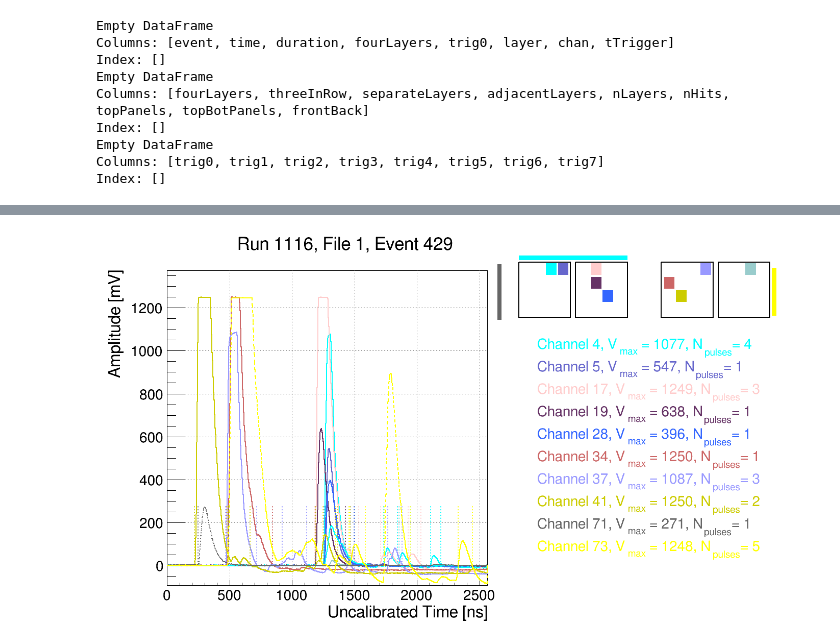
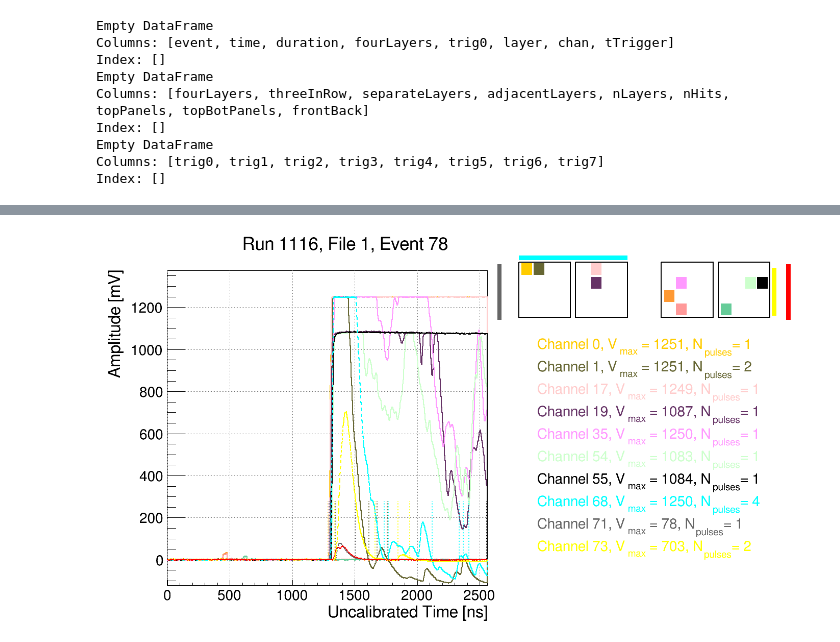
Before and after one commit to milliQan-sw/milliqanOffline, a Jupyter notebook: Run3Detector/analysis/wip/triggerRatesDebug.ipynb, the cells around one changed output, grey strips where cells are left out. Drawn from its saved outputs; the diff is of its cells as text; code cells hidden in the pictures.

```diff
--- a/Run3Detector/analysis/wip/triggerRatesDebug.ipynb
+++ b/Run3Detector/analysis/wip/triggerRatesDebug.ipynb
@@ -333,6 +363,6 @@ TypeError: sequence item 0: expected str instance, int found
 # %%
 from IPython.display import Image
 
-Image('Run1116/Run1116_File1_Event429_Version_v32.png')
+Image('Run1116/Run1116_File1_Event78_Version_v32.png')
 # %% [output]
-[figure, old version]
+[figure, new version]
```
Also changed, not shown: parts of 4 cells of this notebook, 1 other file.
